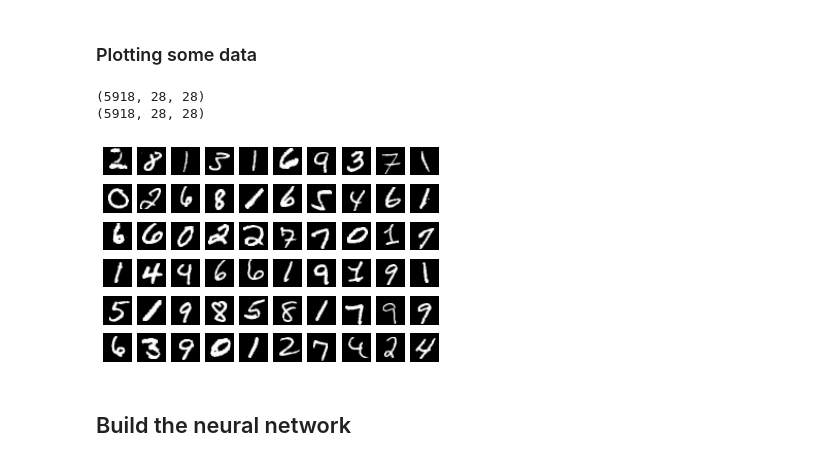
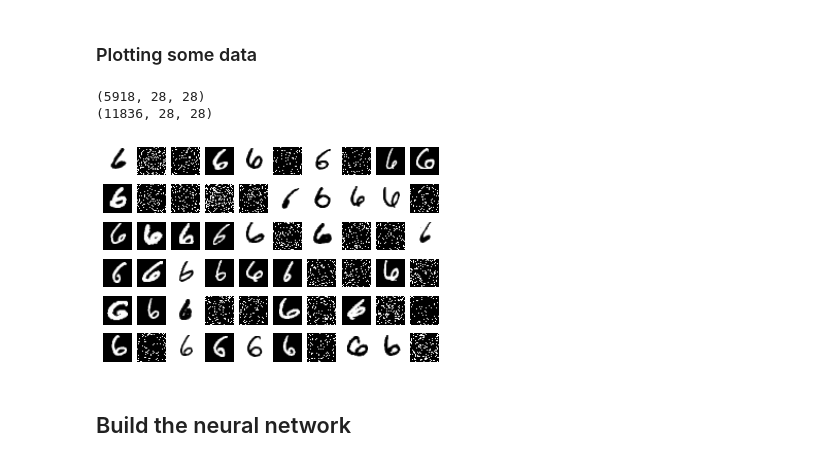
Before and after one commit to nmnsharma007/SimplifiedObjectDetection, a Jupyter notebook: MNIST classification.ipynb, the cells around one changed output. Cells and saved outputs as stored; diff of their text form; code cells hidden in the pictures.

Commit message:
added salt-pepper to the dataset

```diff
--- a/MNIST classification.ipynb
+++ b/MNIST classification.ipynb
@@ -57,15 +57,26 @@ test_images,test_labels = preprocessing(test_set)
 # %%
 # function for adding some more data from other classes
 def put_extra_data(source_dataset_images,source_dataset_labels,target_dataset,class_num):
-    for i in range(num_classes):
-        if class_num != i:
-            # get the indices where label == i
-            temp_indices = np.asarray(np.where(source_dataset_labels == i))
-            temp_indices = temp_indices.flatten()
-            temp_indices = temp_indices[0:657]
-            extra_images = source_dataset_images[temp_indices] # get some more negative images
-            target_dataset = np.concatenate((target_dataset,extra_images))
+    # for i in range(num_classes):
+    #     if class_num != i:
+    #         # get the indices where label == i
+    #         temp_indices = np.asarray(np.where(source_dataset_labels == i))
+    #         temp_indices = temp_indices.flatten()
+    #         temp_indices = temp_indices[0:657]
+    #         extra_images = source_dataset_images[temp_indices] # get some more negative images
+    #         target_dataset = np.concatenate((target_dataset,extra_images))
+    temp_indices = np.asarray(np.where(source_dataset_labels == class_num))
+    temp_indices = temp_indices.flatten()
+    extra_images = source_dataset_images[temp_indices]
+    for i in range(len(extra_images)):
+      flattened_image = extra_images[i].flatten()
+      # print(flattened_image.shape)
+      new_image = np.asarray(np.where(flattened_image < 0.5,0,1))
+      # print(new_image.shape)
+      np.random.shuffle(new_image)
+      extra_images[i] = np.reshape(new_image,(28,28))
 
+    target_dataset = np.concatenate((target_dataset,extra_images))
     return target_dataset
 
 # function to prepare the dataset for a given digit
@@ -79,7 +90,7 @@ def prepare_training_data(dataset_images,dataset_labels,class_num):
     # get the images for making negative dataset
     dataset_images_negative = invert(dataset_images_positive) # inverted images
     # dataset_images_negative = np.empty((0,28,28),dtype=np.float32)
-    # dataset_images_negative = put_extra_data(dataset_images,dataset_labels,dataset_images_negative,class_num)
+    dataset_images_negative = put_extra_data(dataset_images,dataset_labels,dataset_images_negative,class_num)
     print(dataset_images_negative.shape)
 
     # negative_data_indices = [i for i in range(len(dataset_labels)) if i not in indices]
@@ -120,22 +131,22 @@ def concat_datasets(dataset1_images,dataset1_labels,dataset2_images,dataset2_lab
 # %%
 class_num = 6
 train_class_set = prepare_training_data(train_images,train_labels,class_num) # fetch the training set for a class
 test_class_set = concat_datasets(train_images,train_labels,test_images,test_labels,class_num)
 train_loader = DataLoader(train_class_set,batch_size=64,shuffle=True)
 test_loader = DataLoader(test_class_set,batch_size=64,shuffle=True) # take original testing set of all classes
-dataiter = iter(test_loader)
+dataiter = iter(train_loader)
 images,labels = dataiter.next()
 figure = plt.figure()
 # print(labels)
 num_of_images = 60
 for index in range(1,num_of_images+1):
     plt.subplot(6,10,index)
     plt.axis('off')
     plt.imshow(images[index].numpy().squeeze(),cmap='gray_r')
 # %% [output]
 (5918, 28, 28)
-(5918, 28, 28)
+(11836, 28, 28)
-[figure, old version]
+[figure, new version]
 # %% [markdown]
 ## Build the neural network
 # %%
```
Also changed, not shown: parts of 3 cells of this notebook.
